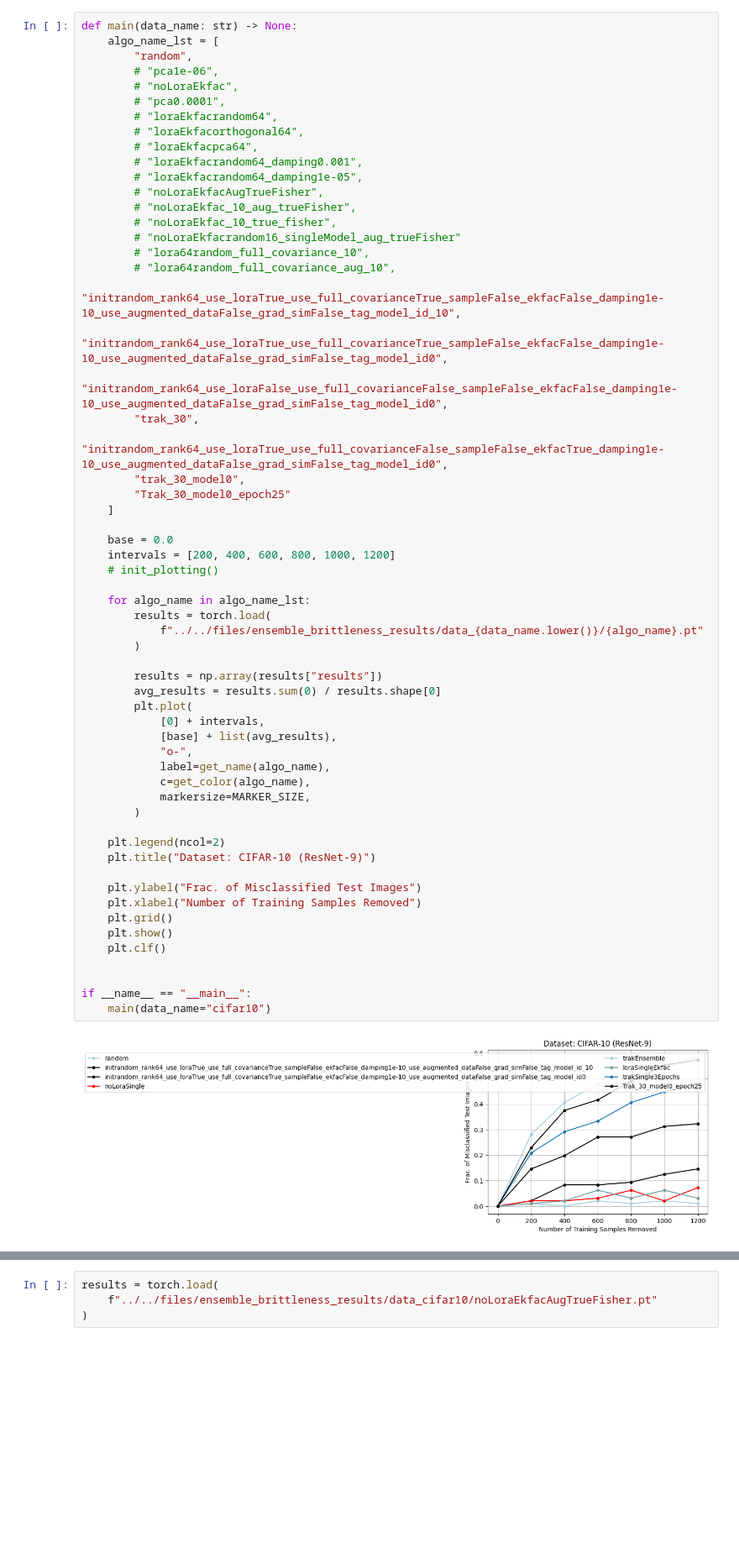
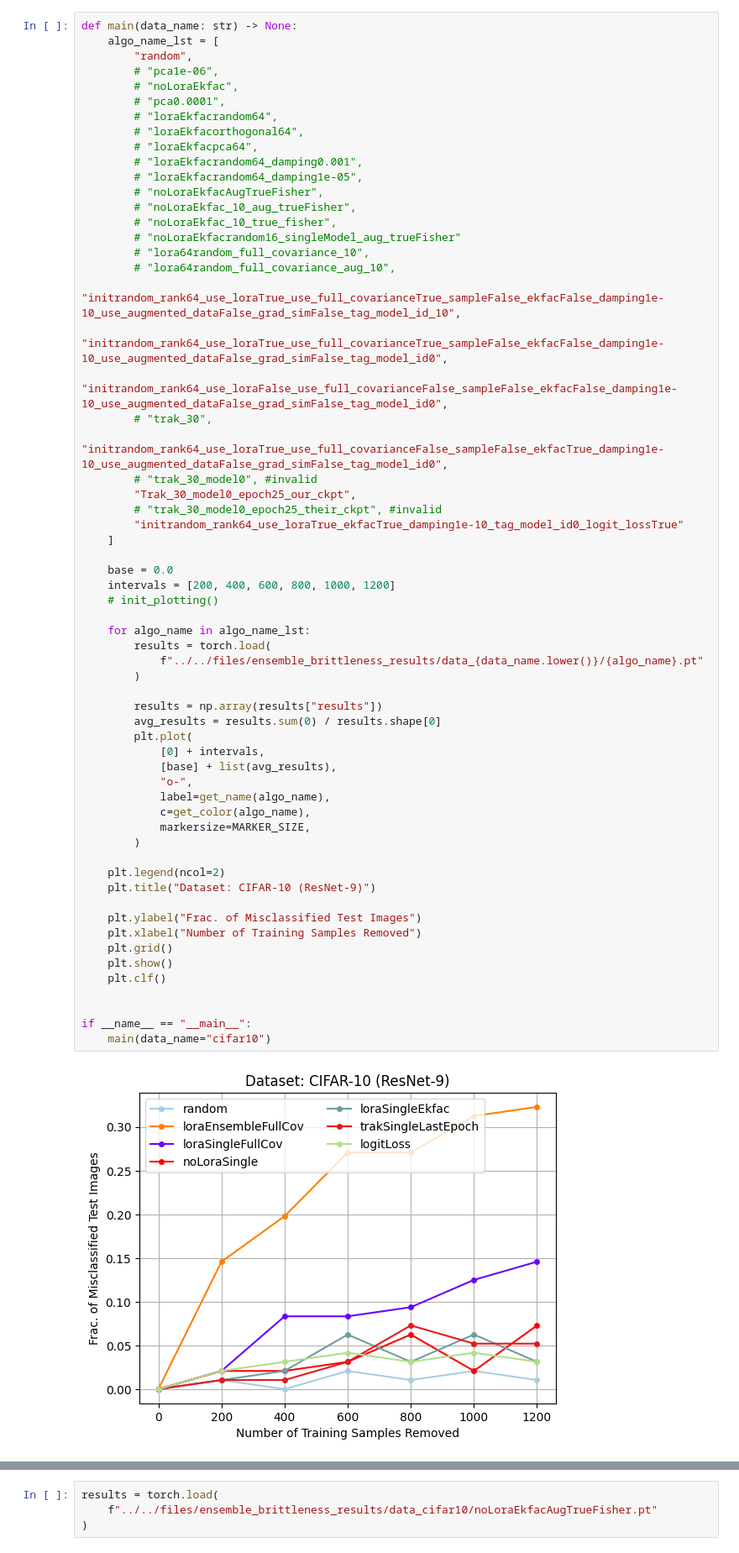
Before and after one commit to logix-project/logix, a Jupyter notebook: examples/notebooks/cifar10/plot_emsemble_brittleness.ipynb, the cells around one changed output, grey strips where cells are left out. Shown at 84% size. Saved outputs shown, nothing was run; the diff lists cells and outputs as text; blank space fills up the shorter version.

```diff
--- a/examples/notebooks/cifar10/plot_emsemble_brittleness.ipynb
+++ b/examples/notebooks/cifar10/plot_emsemble_brittleness.ipynb
@@ -32,10 +32,12 @@ def main(data_name: str) -> None:
         "initrandom_rank64_use_loraTrue_use_full_covarianceTrue_sampleFalse_ekfacFalse_damping1e-10_use_augmented_dataFalse_grad_simFalse_tag_model_id_10",
         "initrandom_rank64_use_loraTrue_use_full_covarianceTrue_sampleFalse_ekfacFalse_damping1e-10_use_augmented_dataFalse_grad_simFalse_tag_model_id0",
         "initrandom_rank64_use_loraFalse_use_full_covarianceFalse_sampleFalse_ekfacFalse_damping1e-10_use_augmented_dataFalse_grad_simFalse_tag_model_id0",
-        "trak_30",
+        # "trak_30",
         "initrandom_rank64_use_loraTrue_use_full_covarianceFalse_sampleFalse_ekfacTrue_damping1e-10_use_augmented_dataFalse_grad_simFalse_tag_model_id0",
-        "trak_30_model0",
-        "Trak_30_model0_epoch25"
+        # "trak_30_model0", #invalid
+        "Trak_30_model0_epoch25_our_ckpt",
+        # "trak_30_model0_epoch25_their_ckpt", #invalid
+        "initrandom_rank64_use_loraTrue_ekfacTrue_damping1e-10_tag_model_id0_logit_lossTrue"
     ]
 
     base = 0.0
@@ -44,34 +46,34 @@ def main(data_name: str) -> None:
 
     for algo_name in algo_name_lst:
         results = torch.load(
             f"../../files/ensemble_brittleness_results/data_{data_name.lower()}/{algo_name}.pt"
         )
 
         results = np.array(results["results"])
         avg_results = results.sum(0) / results.shape[0]
         plt.plot(
             [0] + intervals,
             [base] + list(avg_results),
             "o-",
             label=get_name(algo_name),
             c=get_color(algo_name),
             markersize=MARKER_SIZE,
         )
 
     plt.legend(ncol=2)
     plt.title("Dataset: CIFAR-10 (ResNet-9)")
 
     plt.ylabel("Frac. of Misclassified Test Images")
     plt.xlabel("Number of Training Samples Removed")
     plt.grid()
     plt.show()
     plt.clf()
 
 
 if __name__ == "__main__":
     main(data_name="cifar10")
 # %% [output]
-[figure, old version]
+[figure, new version]
 <Figure size 640x480 with 0 Axes>
 # %%
 ans = None
```
Also changed, not shown: parts of 2 cells of this notebook, 4 other files.
